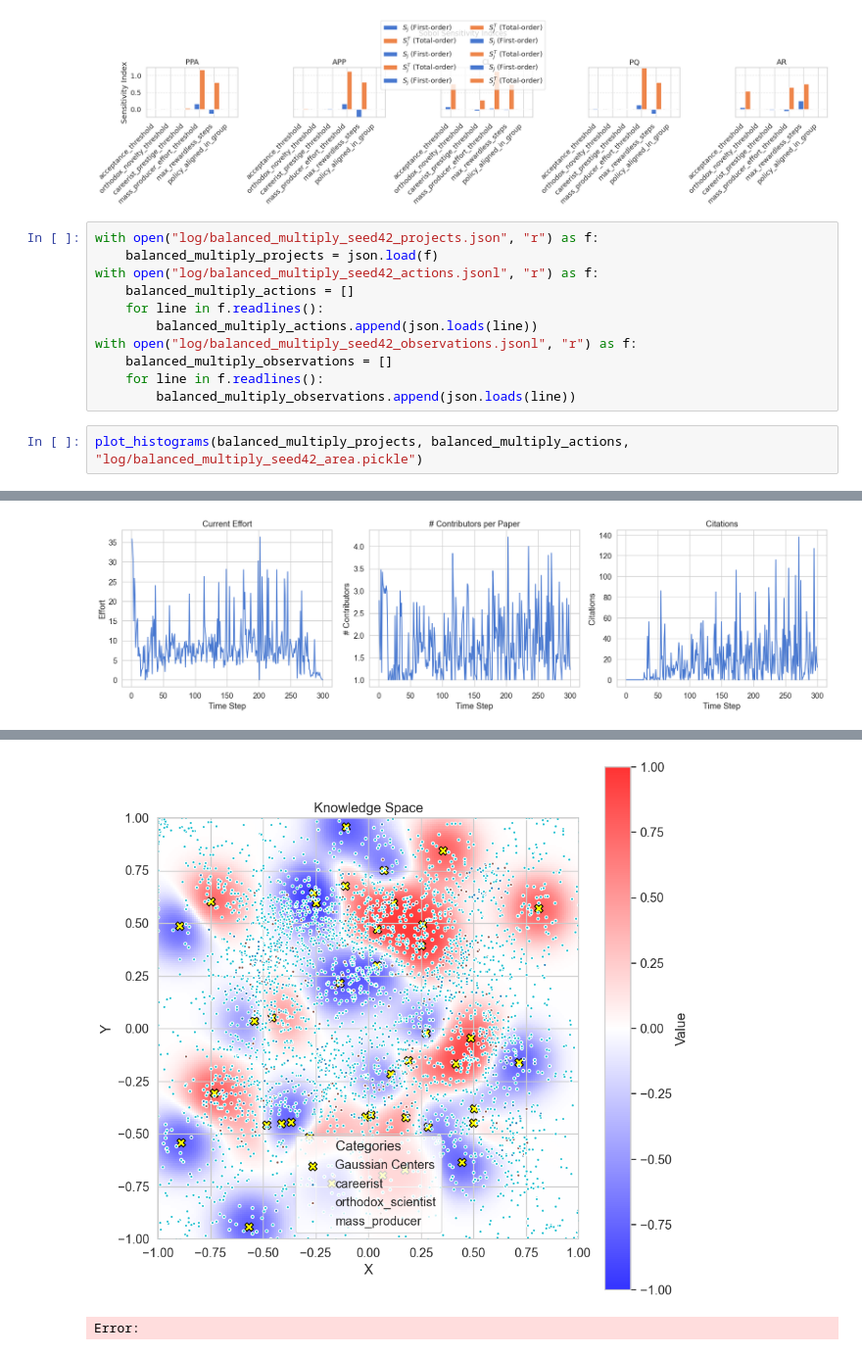
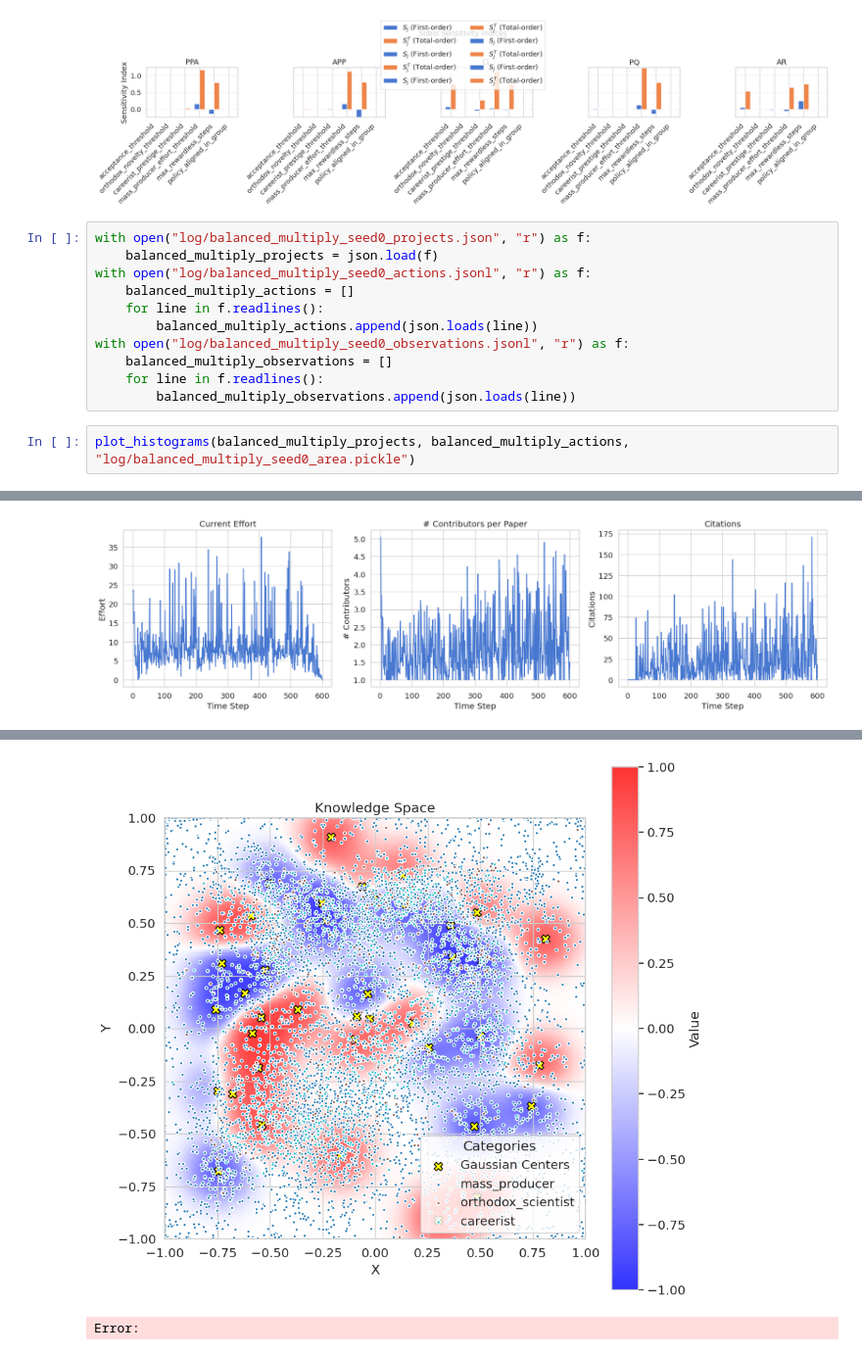
Before and after one commit to Christof93/scientific-collaboration-marl, a Jupyter notebook: visualizations.ipynb, the cells around one changed output, grey strips where cells are left out. Shown at 98% size. Saved outputs shown, nothing was run; the diff lists cells and outputs as text.

```diff
--- a/visualizations.ipynb
+++ b/visualizations.ipynb
@@ -1421,16 +1411,16 @@ plot_sobol_indices(json_files, output_labels)
 # %% [output]
 [figure]
 # %%
-with open("log/balanced_multiply_seed42_projects.json", "r") as f:
+with open("log/balanced_multiply_seed0_projects.json", "r") as f:
     balanced_multiply_projects = json.load(f)
-with open("log/balanced_multiply_seed42_actions.jsonl", "r") as f:
+with open("log/balanced_multiply_seed0_actions.jsonl", "r") as f:
     balanced_multiply_actions = []
     for line in f.readlines():
         balanced_multiply_actions.append(json.loads(line))
-with open("log/balanced_multiply_seed42_observations.jsonl", "r") as f:
+with open("log/balanced_multiply_seed0_observations.jsonl", "r") as f:
     balanced_multiply_observations = []
     for line in f.readlines():
         balanced_multiply_observations.append(json.loads(line))
 # %%
-plot_histograms(balanced_multiply_projects, balanced_multiply_actions, "log/balanced_multiply_seed42_area.pickle")
+plot_histograms(balanced_multiply_projects, balanced_multiply_actions, "log/balanced_multiply_seed0_area.pickle")
 # %% [output]
@@ -1440 +1430 @@ plot_histograms(balanced_multiply_projects, balanced_multiply_actions, "log/bala
-[figure, old version]
+[figure, new version]
@@ -1444,4 +1434,4 @@ plot_histograms(balanced_multiply_projects, balanced_multiply_actions, "log/bala
-[figure, old version]
+[figure, new version]
 # %%
 # %% [output]
 Error:
```
Also changed, not shown: parts of 6 cells of this notebook, 34 other files.
